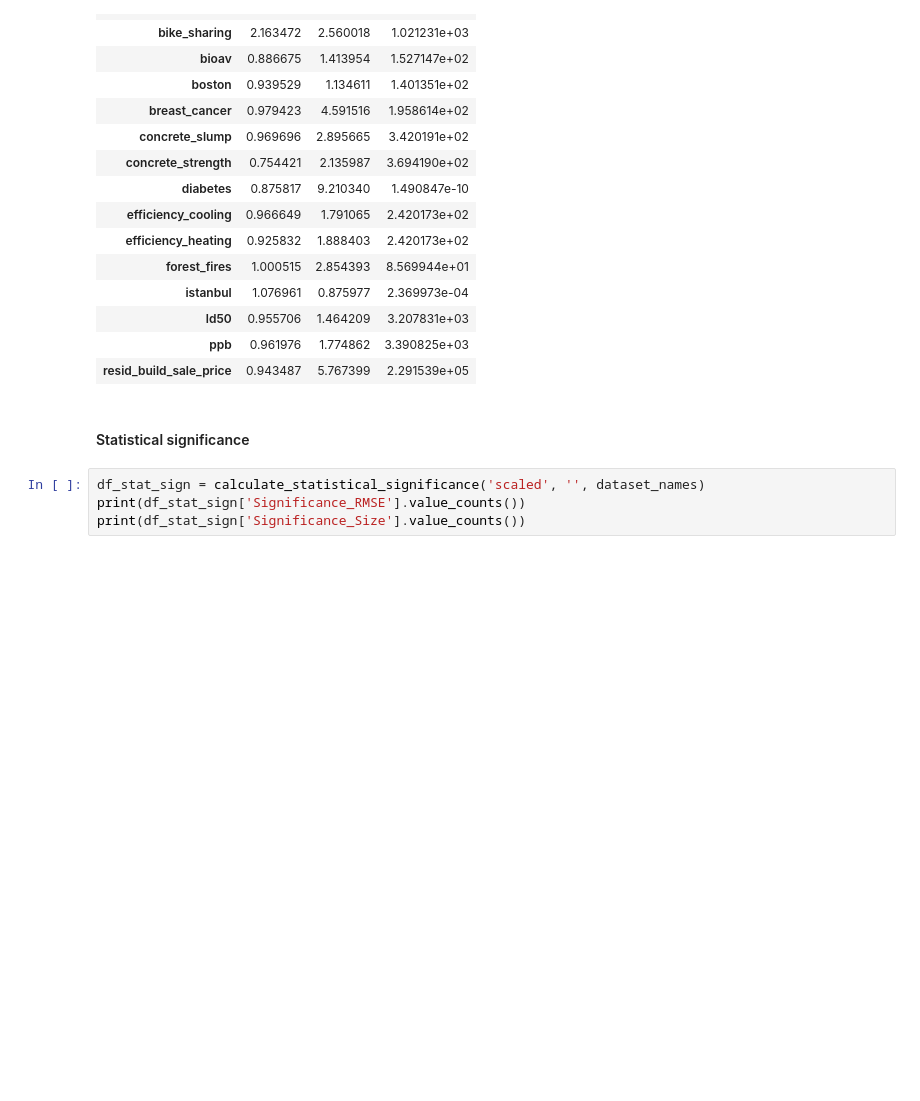
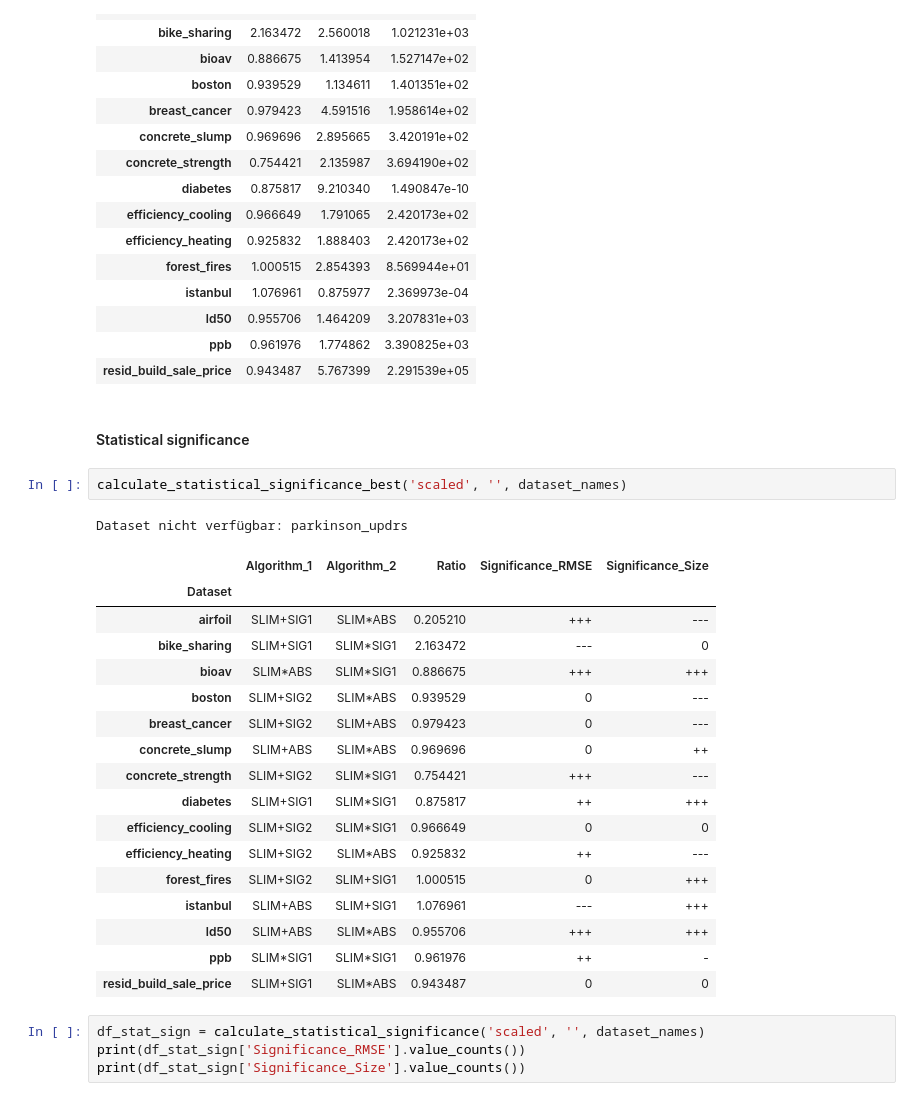
Before and after one commit to amarmate/SLIM-TEST-LITE, a Jupyter notebook: check_results.ipynb, the cells around one changed output. Cells and saved outputs as stored; diff of their text form; blank space fills up the shorter version.

```diff
--- a/check_results.ipynb
+++ b/check_results.ipynb
@@ -379,6 +379,27 @@ df_mins
 | resid_build_sale_price | 0.943487 | 5.767399 | 2.291539e+05 |
 # %% [markdown]
 #### Statistical significance
+# %%
+calculate_statistical_significance_best('scaled', '', dataset_names)
+# %% [output]
+Dataset nicht verfügbar: parkinson_updrs
+|  | Algorithm_1 | Algorithm_2 | Ratio | Significance_RMSE | Significance_Size |
+| Dataset |  |  |  |  |  |
+| airfoil | SLIM+SIG1 | SLIM*ABS | 0.205210 | +++ | --- |
+| bike_sharing | SLIM+SIG1 | SLIM*SIG1 | 2.163472 | --- | 0 |
+| bioav | SLIM*ABS | SLIM*SIG1 | 0.886675 | +++ | +++ |
+| boston | SLIM+SIG2 | SLIM*ABS | 0.939529 | 0 | --- |
+| breast_cancer | SLIM+SIG2 | SLIM+ABS | 0.979423 | 0 | --- |
+| concrete_slump | SLIM+ABS | SLIM*ABS | 0.969696 | 0 | ++ |
+| concrete_strength | SLIM+SIG2 | SLIM*SIG1 | 0.754421 | +++ | --- |
+| diabetes | SLIM+SIG1 | SLIM*SIG1 | 0.875817 | ++ | +++ |
+| efficiency_cooling | SLIM+SIG2 | SLIM*SIG1 | 0.966649 | 0 | 0 |
+| efficiency_heating | SLIM+SIG2 | SLIM*ABS | 0.925832 | ++ | --- |
+| forest_fires | SLIM+SIG2 | SLIM+SIG1 | 1.000515 | 0 | +++ |
+| istanbul | SLIM+ABS | SLIM+SIG1 | 1.076961 | --- | +++ |
+| ld50 | SLIM+ABS | SLIM*ABS | 0.955706 | +++ | +++ |
+| ppb | SLIM*SIG1 | SLIM*SIG1 | 0.961976 | ++ | - |
+| resid_build_sale_price | SLIM+SIG1 | SLIM*ABS | 0.943487 | 0 | 0 |
 # %%
 df_stat_sign = calculate_statistical_significance('scaled', '', dataset_names)
 print(df_stat_sign['Significance_RMSE'].value_counts())
```
Also changed, not shown: 23 other files.
